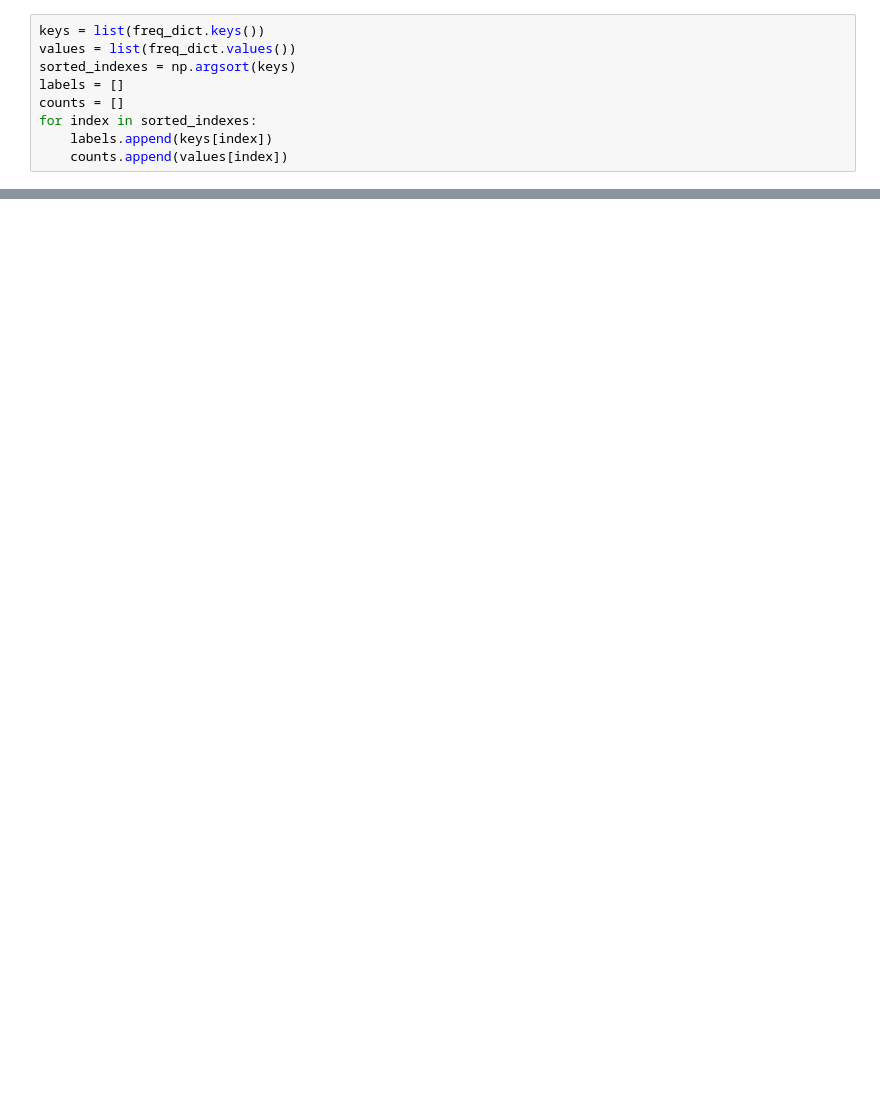
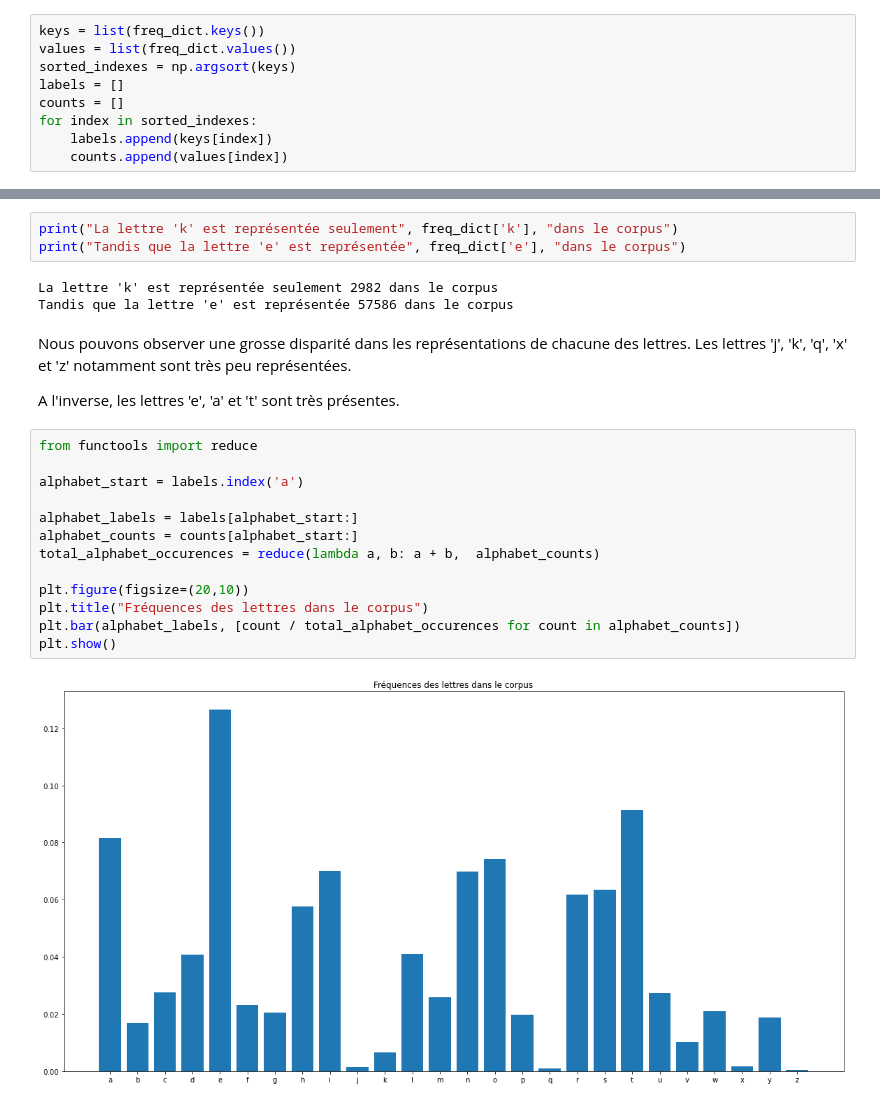
Before and after one commit to Jpec57/ocr-iam, a Jupyter notebook: notebooks/explorating_words.ipynb, the cells around one changed output, grey strips where cells are left out. Cells and saved outputs as stored; diff of their text form; blank space fills up the shorter version.

```diff
--- a/notebooks/explorating_words.ipynb
+++ b/notebooks/explorating_words.ipynb
@@ -147,0 +199,26 @@ plt.show()
+# %%
+print("La lettre 'k' est représentée seulement", freq_dict['k'], "dans le corpus")
+print("Tandis que la lettre 'e' est représentée", freq_dict['e'], "dans le corpus")
+# %% [output]
+La lettre 'k' est représentée seulement 2982 dans le corpus
+Tandis que la lettre 'e' est représentée 57586 dans le corpus
+# %% [markdown]
+Nous pouvons observer une grosse disparité dans les représentations de chacune des lettres.
+Les lettres 'j', 'k', 'q', 'x' et 'z' notamment sont très peu représentées.
+
+A l'inverse, les lettres 'e', 'a' et 't' sont très présentes.
+# %%
+from functools import reduce
+
+alphabet_start = labels.index('a')
+
+alphabet_labels = labels[alphabet_start:]
+alphabet_counts = counts[alphabet_start:]
+total_alphabet_occurences = reduce(lambda a, b: a + b,  alphabet_counts)
+
+plt.figure(figsize=(20,10))
+plt.title("Fréquences des lettres dans le corpus")
+plt.bar(alphabet_labels, [count / total_alphabet_occurences for count in alphabet_counts])
+plt.show()
+# %% [output]
+[figure, added]
```
Also changed, not shown: parts of 23 cells of this notebook, 1 other file.
